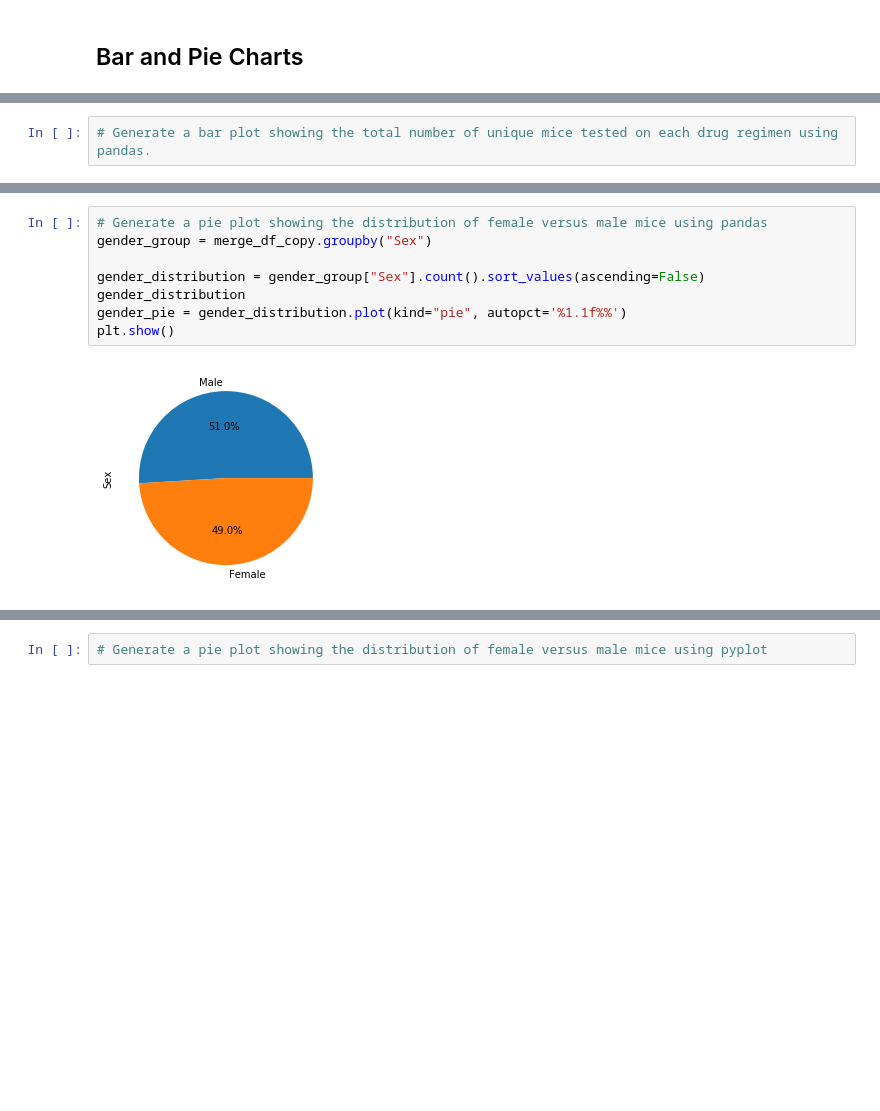
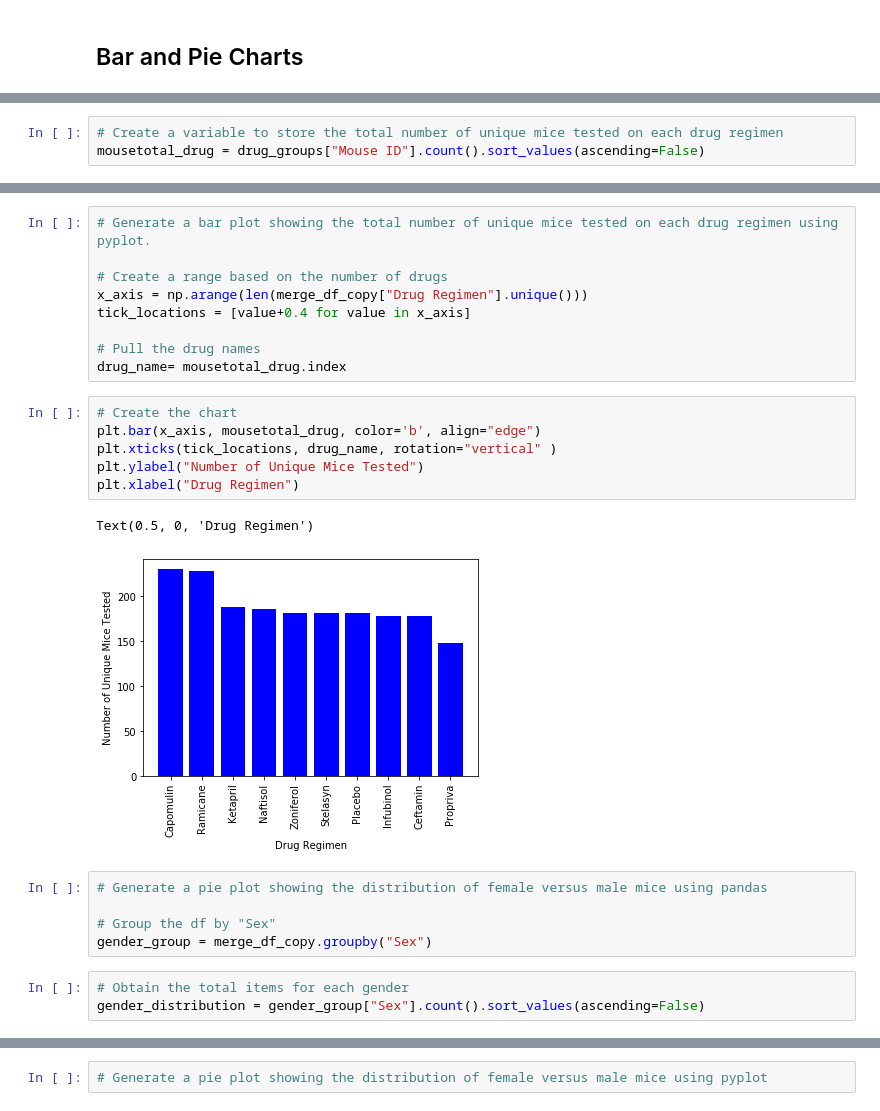
Before and after one commit to manuelamc14/Matploid-challenge, a Jupyter notebook: Pymaceuticals/pymaceuticals_starter.ipynb, the cells around one changed output, grey strips where cells are left out. Saved outputs shown, nothing was run; the diff lists cells and outputs as text; blank space fills up the shorter version.

```diff
--- a/Pymaceuticals/pymaceuticals_starter.ipynb
+++ b/Pymaceuticals/pymaceuticals_starter.ipynb
@@ -102,2 +94,3 @@ plt.tight_layout()
 # %%
-# Generate a bar plot showing the total number of unique mice tested on each drug regimen using pandas.
+# Create a variable to store the total number of unique mice tested on each drug regimen
+mousetotal_drug = drug_groups["Mouse ID"].count().sort_values(ascending=False)
@@ -104,10 +104,26 @@ plt.tight_layout()
+# %%
+# Generate a bar plot showing the total number of unique mice tested on each drug regimen using pyplot.
+
+# Create a range based on the number of drugs
+x_axis = np.arange(len(merge_df_copy["Drug Regimen"].unique()))
+tick_locations = [value+0.4 for value in x_axis]
+
+# Pull the drug names
+drug_name= mousetotal_drug.index
+# %%
+# Create the chart
+plt.bar(x_axis, mousetotal_drug, color='b', align="edge")
+plt.xticks(tick_locations, drug_name, rotation="vertical" )
+plt.ylabel("Number of Unique Mice Tested")
+plt.xlabel("Drug Regimen")
+# %% [output]
+Text(0.5, 0, 'Drug Regimen')
+[figure, added]
 # %%
 # Generate a pie plot showing the distribution of female versus male mice using pandas
+
+# Group the df by "Sex"
 gender_group = merge_df_copy.groupby("Sex")
-
-gender_distribution = gender_group["Sex"].count().sort_values(ascending=False)
-gender_distribution
-gender_pie = gender_distribution.plot(kind="pie", autopct='%1.1f%%')
-plt.show()
-# %% [output]
-[figure, removed]
+# %%
+# Obtain the total items for each gender
+gender_distribution = gender_group["Sex"].count().sort_values(ascending=False)
```
Also changed, not shown: parts of 4 cells of this notebook.
